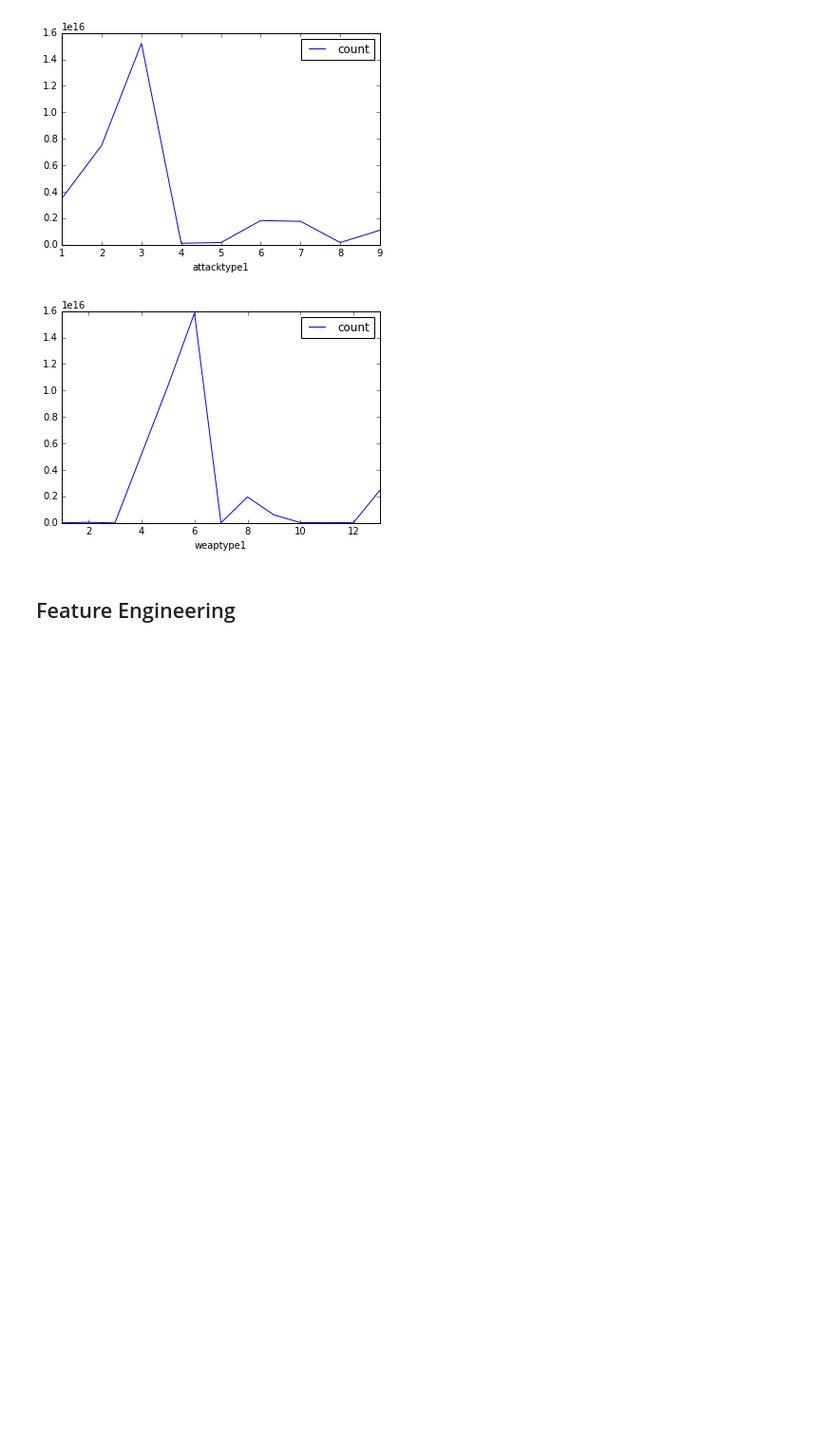
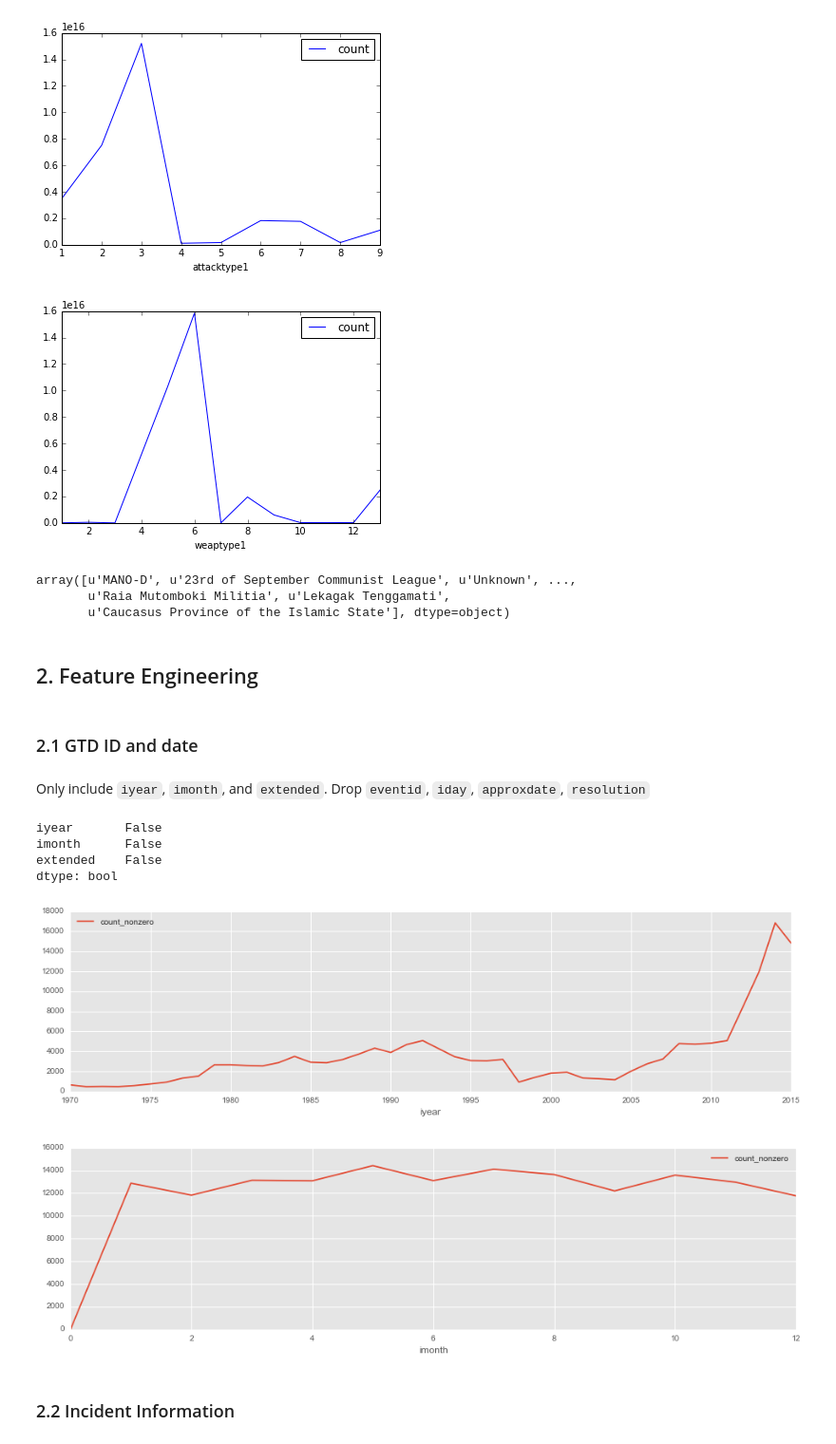
Before and after one commit to qwang51/Global-Terrorism, a Jupyter notebook: Exploratory Analysis.ipynb, the cells around one changed output. Shown at 95% size. Saved outputs shown, nothing was run; the diff lists cells and outputs as text; code cells hidden in the pictures; blank space fills up the shorter version.

```diff
--- a/Exploratory Analysis.ipynb
+++ b/Exploratory Analysis.ipynb
@@ -63,3 +90,8 @@ gtd.groupby(['weaptype1']).eventid.agg({'count':sum}).plot()
 [figure]
 # %%
 # gtd.groupby(['iyear', 'country_txt'])[['eventid']].sum()
+pd.unique(gtd.gname)
+# %% [output]
+array([u'MANO-D', u'23rd of September Communist League', u'Unknown', ...,
+       u'Raia Mutomboki Militia', u'Lekagak Tenggamati',
+       u'Caucasus Province of the Islamic State'], dtype=object)
@@ -66,2 +100,29 @@ gtd.groupby(['weaptype1']).eventid.agg({'count':sum}).plot()
 # %% [markdown]
-## Feature Engineering
+## 2. Feature Engineering
+# %% [markdown]
+### 2.1 GTD ID and date
+# %% [markdown]
+Only include `iyear`, `imonth`, and `extended`. Drop `eventid`, `iday`, `approxdate`, `resolution`
+# %%
+# Create a copy of gtd dataframe
+gtd_copy = gtd.copy()
+# %%
+# Drop columns
+gtd_copy.drop(['eventid', 'iday', 'approxdate', 'resolution'], axis=1, inplace = True)
+# %%
+# Check null values in iyear, imonth, and extended.
+gtd_copy[['iyear', 'imonth', 'extended']].isnull().any()
+# %% [output]
+iyear       False
+imonth      False
+extended    False
+dtype: bool
+# %%
+gtd_copy.groupby(['iyear']).iyear.agg([np.count_nonzero]).plot(figsize=(16,4))
+gtd_copy.groupby(['imonth']).imonth.agg([np.count_nonzero]).plot(figsize=(16,4))
+plt.show()
+# %% [output]
+[figure, added]
+[figure, added]
+# %% [markdown]
+### 2.2  Incident Information
```
Also changed, not shown: parts of 60 cells of this notebook.
